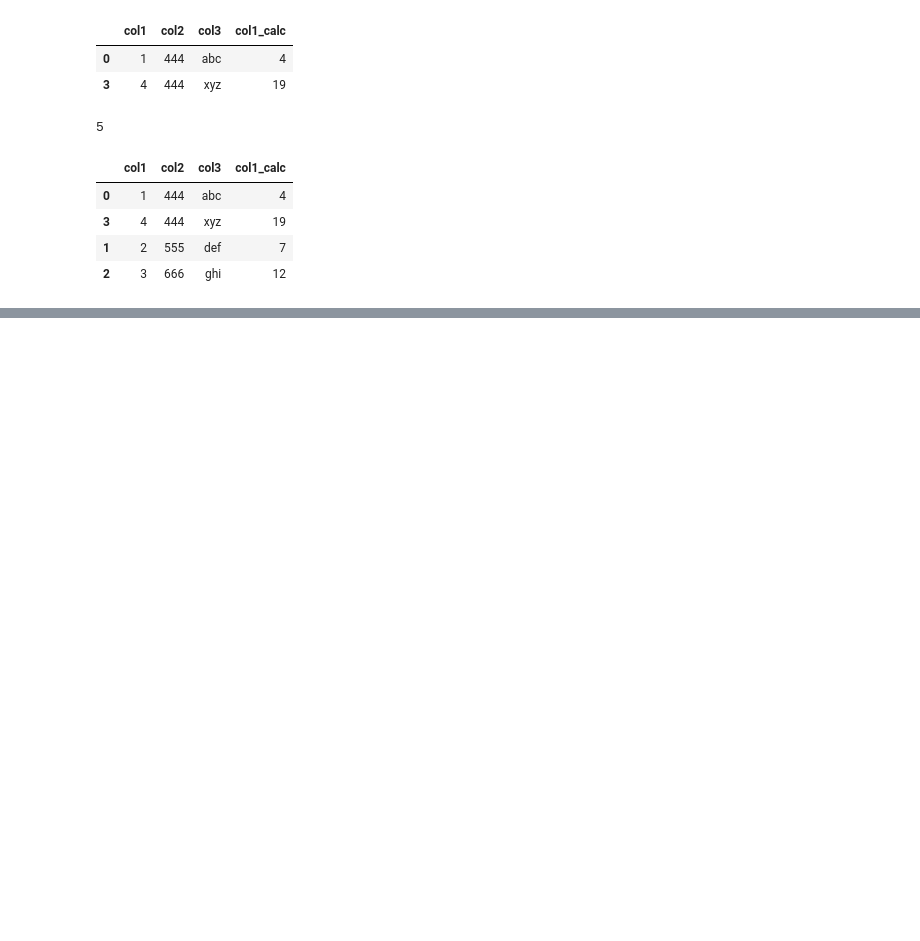
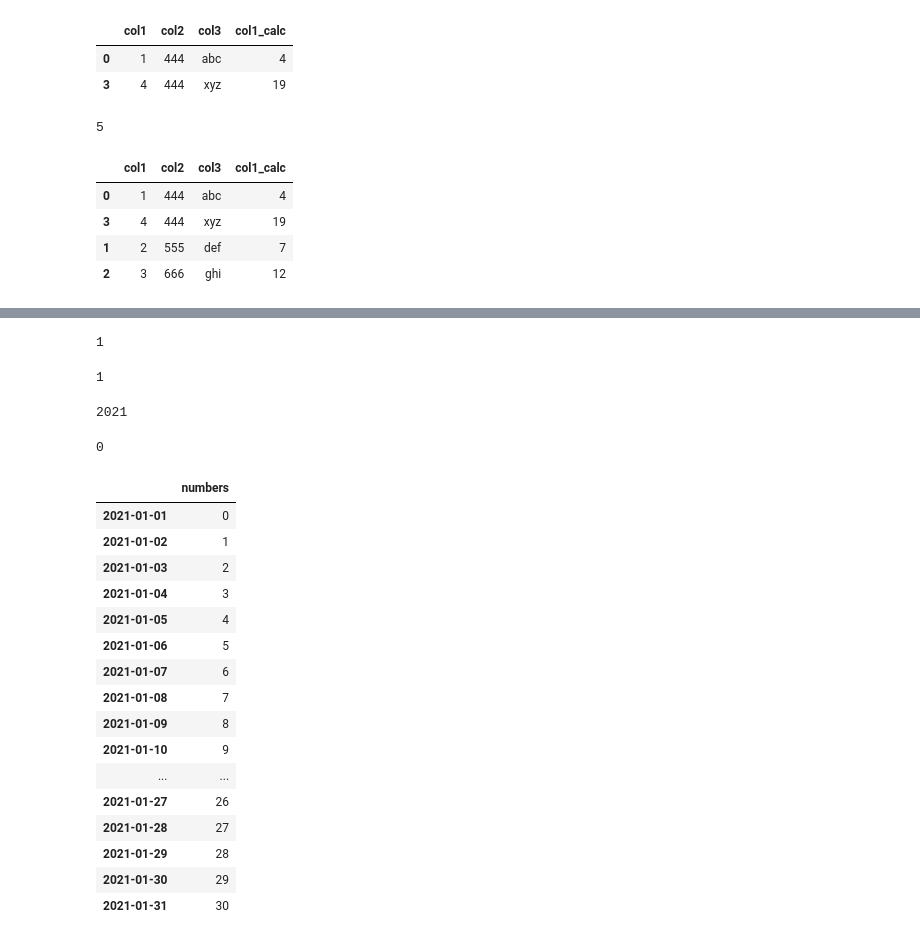
Before and after one commit to iamreinaldo/studies, a Jupyter notebook: python/pandas/Pandas.ipynb, the cells around one changed output, grey strips where cells are left out. Saved outputs shown, nothing was run; the diff lists cells and outputs as text; code cells hidden in the pictures; blank space fills up the shorter version.

```diff
--- a/python/pandas/Pandas.ipynb
+++ b/python/pandas/Pandas.ipynb
@@ -939,0 +1007,36 @@ df.sort_values(by='col2')
+# %%
+df.index[0].day
+# %% [output]
+1
+# %%
+df.index[0].month
+# %% [output]
+1
+# %%
+df.index[0].year
+# %% [output]
+2021
+# %%
+df.index[0].hour
+# %% [output]
+0
+# %%
+df[df.index.month == 1]
+# %% [output]
+|  | numbers |
+| 2021-01-01 | 0 |
+| 2021-01-02 | 1 |
+| 2021-01-03 | 2 |
+| 2021-01-04 | 3 |
+| 2021-01-05 | 4 |
+| 2021-01-06 | 5 |
+| 2021-01-07 | 6 |
+| 2021-01-08 | 7 |
+| 2021-01-09 | 8 |
+| 2021-01-10 | 9 |
+| ... | ... |
+| 2021-01-27 | 26 |
+| 2021-01-28 | 27 |
+| 2021-01-29 | 28 |
+| 2021-01-30 | 29 |
+| 2021-01-31 | 30 |
```
Also changed, not shown: parts of 14 cells of this notebook, 2 other files.
